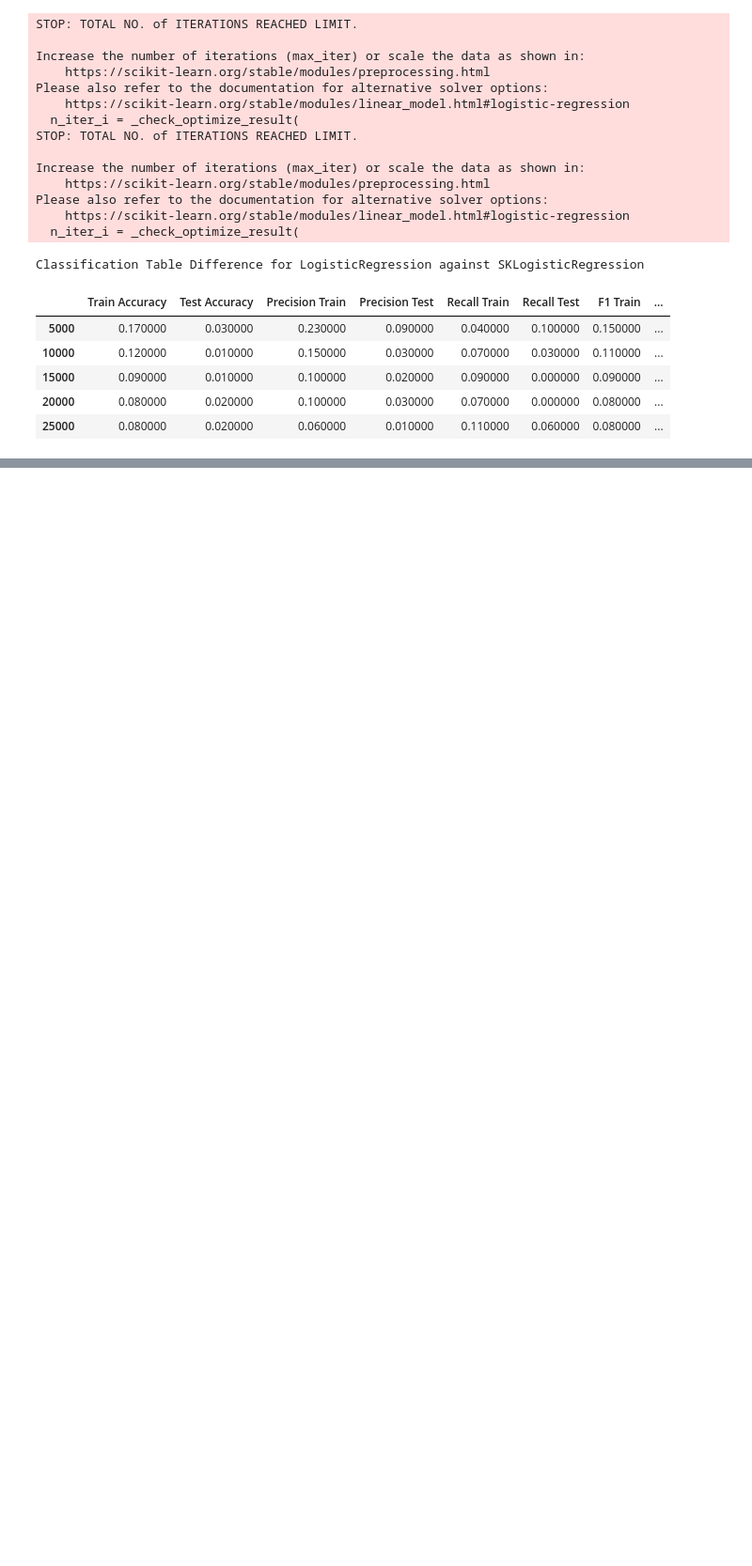
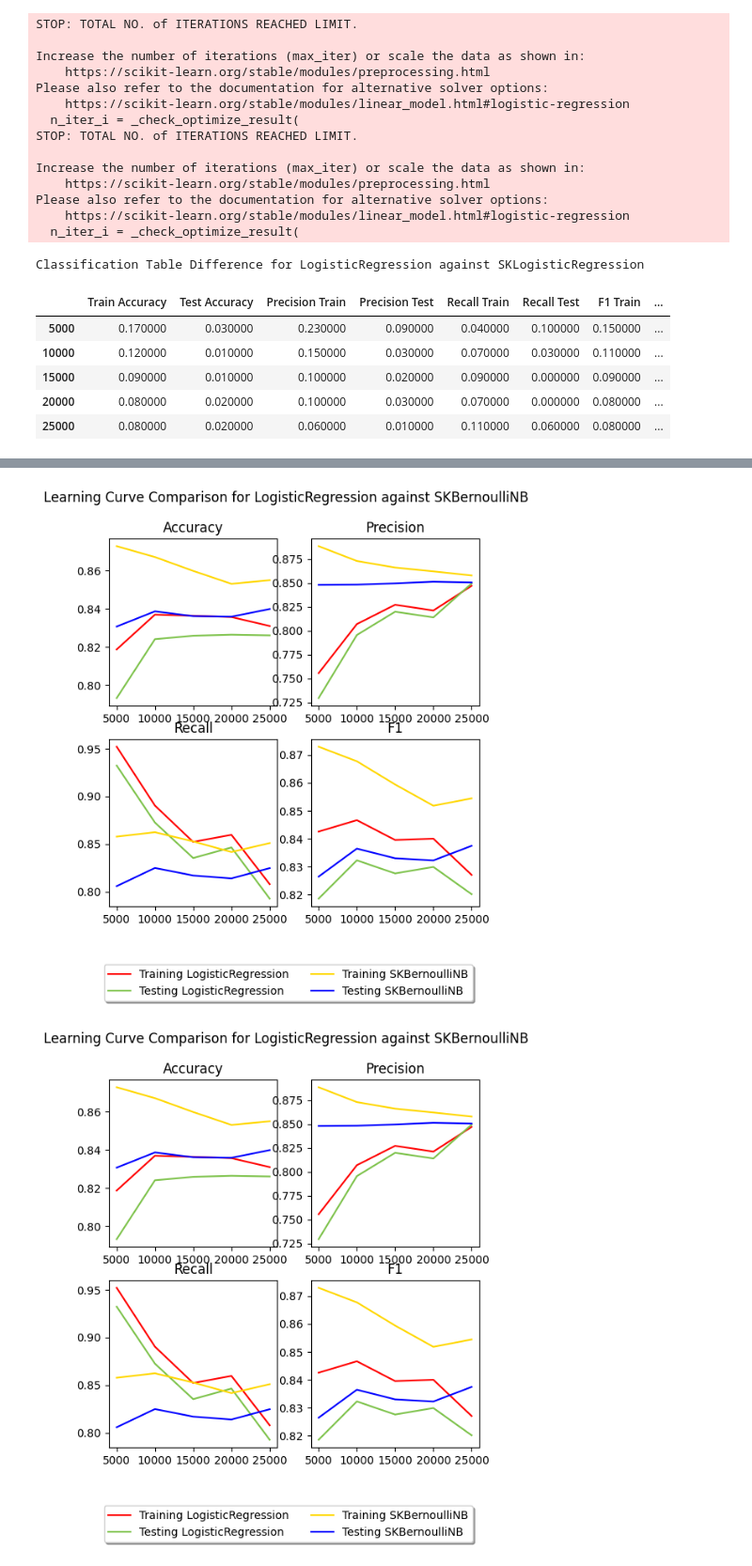
Before and after one commit to MariaSchoinaki/Imdb-classification-ML, a Jupyter notebook: src/LogisticRegression.ipynb, the cells around one changed output, grey strips where cells are left out. Shown: that part at 94% size. Drawn from its saved outputs; the diff is of its cells as text; code cells hidden in the pictures; blank space fills up the shorter version.

```diff
--- a/src/LogisticRegression.ipynb
+++ b/src/LogisticRegression.ipynb
@@ -233,3 +223,12 @@ Classification Table Difference for LogisticRegression against SKLogisticRegress
 | 15000 | 0.090000 | 0.010000 | 0.100000 | 0.020000 | 0.090000 | 0.000000 | 0.090000 | ... |
 | 20000 | 0.080000 | 0.020000 | 0.100000 | 0.030000 | 0.070000 | 0.000000 | 0.080000 | ... |
 | 25000 | 0.080000 | 0.020000 | 0.060000 | 0.010000 | 0.110000 | 0.060000 | 0.080000 | ... |
+# %%
+from sklearn.naive_bayes import BernoulliNB
+
+bayes_data = classification_data(BernoulliNB(), x_train_imdb_binary, y_train_imdb, x_test_imdb_binary, y_test_imdb, 5)
+bayes_data['estimator'] = 'SKBernoulliNB'
+bayes_table = classification_table(bayes_data, x_train_imdb_binary)
+difference_table = abs(bayes_table - data_table)
+difference_table = difference_table.style.set_caption('Classification Table Difference for {estimator} against {estimator_2}'.format(estimator=data['estimator'], estimator_2=bayes_data['estimator']))
+ipd.display(difference_table)
@@ -236,3 +248,8 @@ Classification Table Difference for LogisticRegression against SKLogisticRegress
+# %%
+classification_plots_compare(data,bayes_data)
+# %% [output]
+[figure, added]
+[figure, added]
 # %%
 
 N = [50, 100, 200, 300]
```
Also changed, not shown: parts of 20 cells of this notebook.
